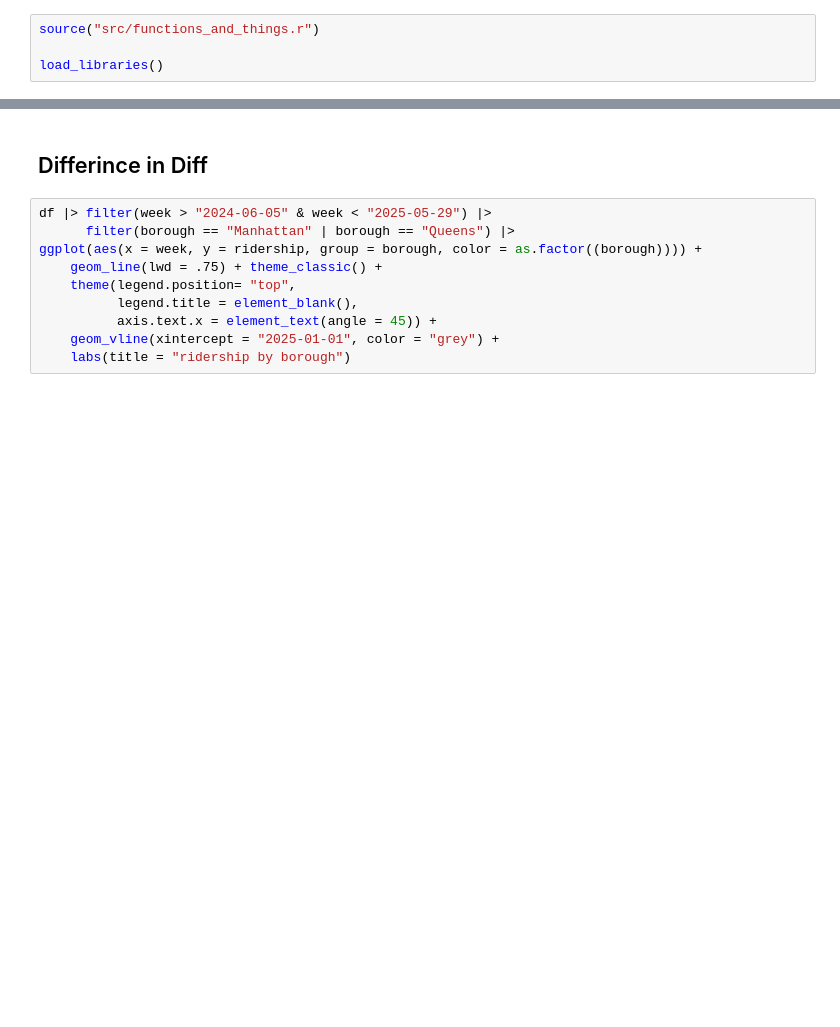
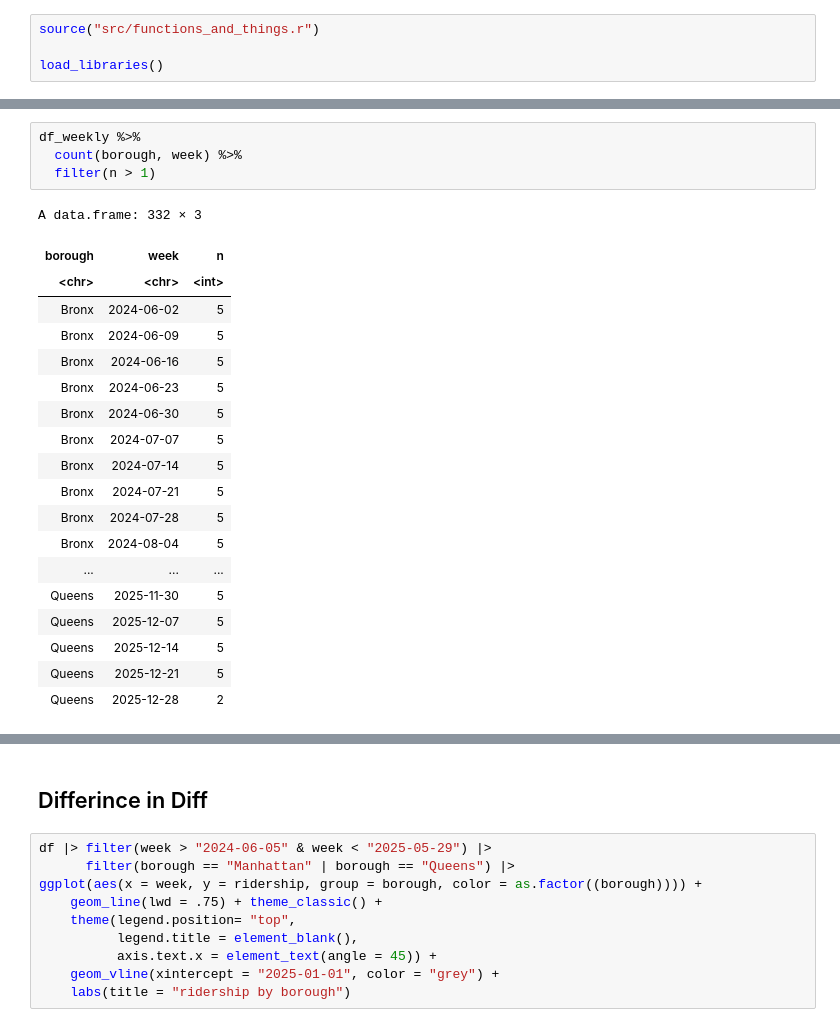
Before and after one commit to lily-harper/statsproject, a Jupyter notebook: 3_did _stuff.ipynb, the cells around one changed output, grey strips where cells are left out. Cells and saved outputs as stored; diff of their text form; blank space fills up the shorter version.

```diff
--- a/3_did _stuff.ipynb
+++ b/3_did _stuff.ipynb
@@ -25 +42,25 @@ A data.frame: 6 × 6
+# %%
+df_weekly %>%
+  count(borough, week) %>%
+  filter(n > 1)
+# %% [output]
+A data.frame: 332 × 3
+| borough | week | n |
+| <chr> | <chr> | <int> |
+| Bronx | 2024-06-02 | 5 |
+| Bronx | 2024-06-09 | 5 |
+| Bronx | 2024-06-16 | 5 |
+| Bronx | 2024-06-23 | 5 |
+| Bronx | 2024-06-30 | 5 |
+| Bronx | 2024-07-07 | 5 |
+| Bronx | 2024-07-14 | 5 |
+| Bronx | 2024-07-21 | 5 |
+| Bronx | 2024-07-28 | 5 |
+| Bronx | 2024-08-04 | 5 |
+| ... | ... | ... |
+| Queens | 2025-11-30 | 5 |
+| Queens | 2025-12-07 | 5 |
+| Queens | 2025-12-14 | 5 |
+| Queens | 2025-12-21 | 5 |
+| Queens | 2025-12-28 | 2 |
 # %%
```
Also changed, not shown: parts of 6 cells of this notebook, 2 other files.
